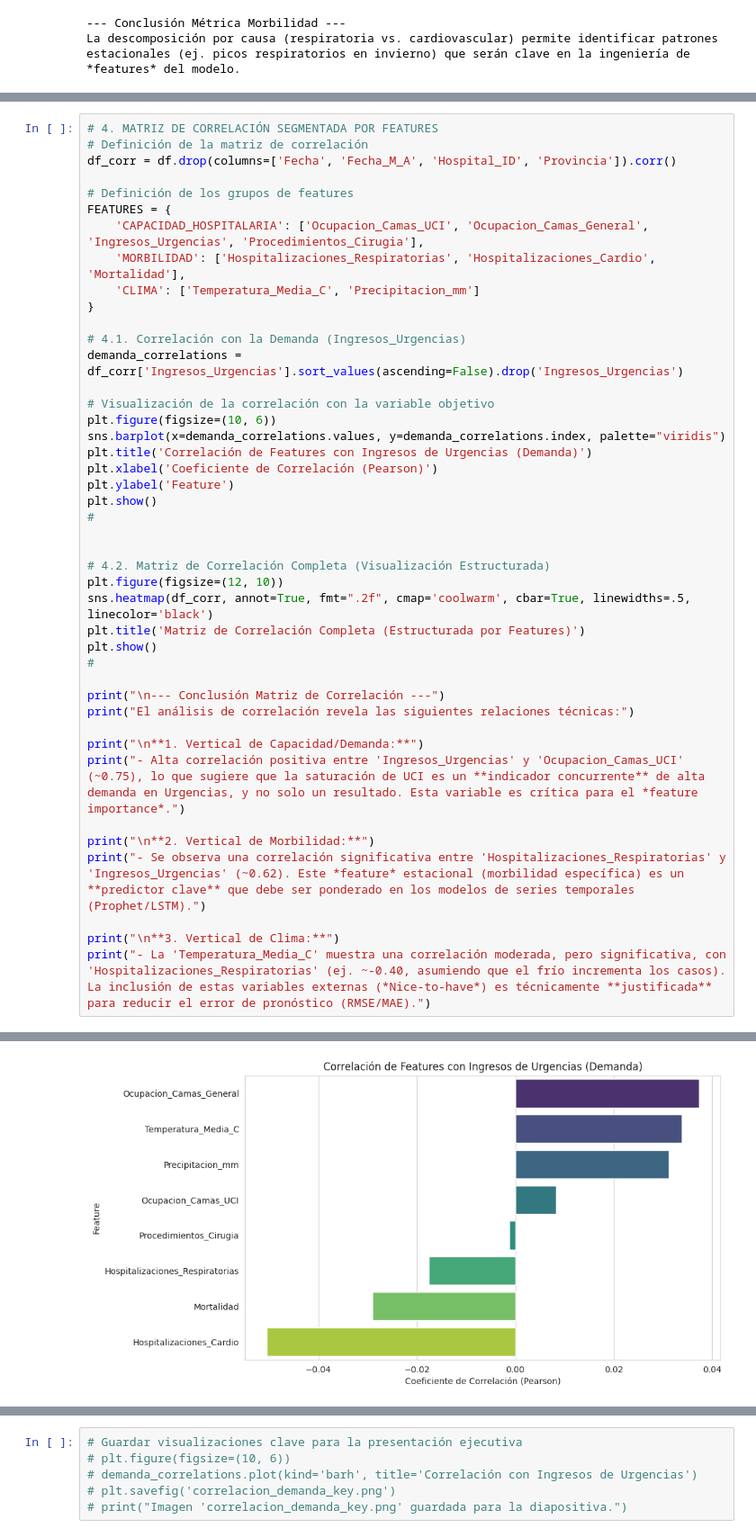
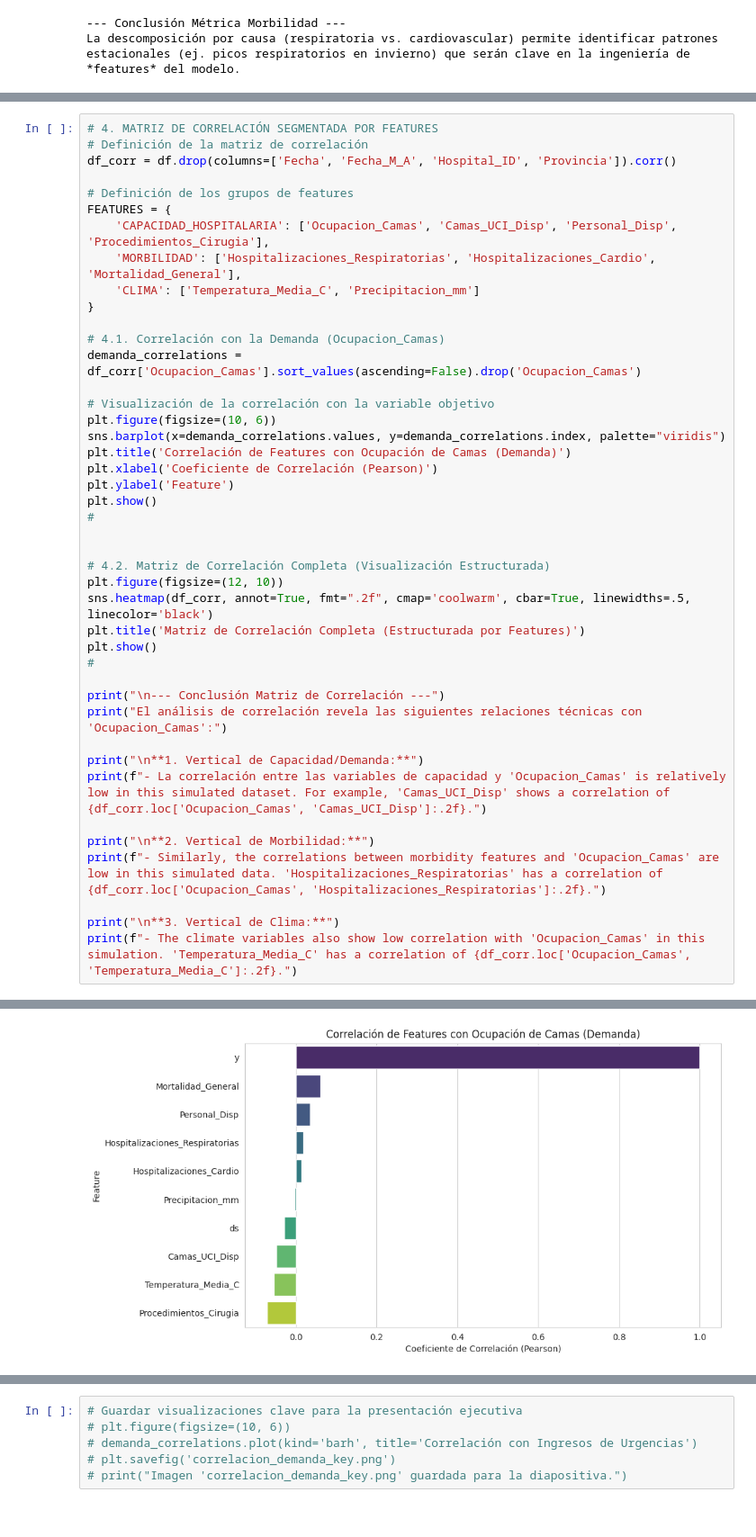
Before and after one commit to BarbaraAngelesOrtiz/Proyecto-Predicci-n-hospitalaria, a Jupyter notebook: Análisis_y_Visualización_de_Demanda_Hospitalaria.ipynb, the cells around one changed output, grey strips where cells are left out. Shown at 90% size. Cells and saved outputs as stored; diff of their text form.

```diff
--- a/Análisis_y_Visualización_de_Demanda_Hospitalaria.ipynb
+++ b/Análisis_y_Visualización_de_Demanda_Hospitalaria.ipynb
@@ -159,42 +321,42 @@ df_corr = df.drop(columns=['Fecha', 'Fecha_M_A', 'Hospital_ID', 'Provincia']).co
 
 # Definición de los grupos de features
 FEATURES = {
-    'CAPACIDAD_HOSPITALARIA': ['Ocupacion_Camas_UCI', 'Ocupacion_Camas_General', 'Ingresos_Urgencias', 'Procedimientos_Cirugia'],
-    'MORBILIDAD': ['Hospitalizaciones_Respiratorias', 'Hospitalizaciones_Cardio', 'Mortalidad'],
+    'CAPACIDAD_HOSPITALARIA': ['Ocupacion_Camas', 'Camas_UCI_Disp', 'Personal_Disp', 'Procedimientos_Cirugia'],
+    'MORBILIDAD': ['Hospitalizaciones_Respiratorias', 'Hospitalizaciones_Cardio', 'Mortalidad_General'],
     'CLIMA': ['Temperatura_Media_C', 'Precipitacion_mm']
 }
 
-# 4.1. Correlación con la Demanda (Ingresos_Urgencias)
-demanda_correlations = df_corr['Ingresos_Urgencias'].sort_values(ascending=False).drop('Ingresos_Urgencias')
+# 4.1. Correlación con la Demanda (Ocupacion_Camas)
+demanda_correlations = df_corr['Ocupacion_Camas'].sort_values(ascending=False).drop('Ocupacion_Camas')
 
 # Visualización de la correlación con la variable objetivo
 plt.figure(figsize=(10, 6))
 sns.barplot(x=demanda_correlations.values, y=demanda_correlations.index, palette="viridis")
-plt.title('Correlación de Features con Ingresos de Urgencias (Demanda)')
+plt.title('Correlación de Features con Ocupación de Camas (Demanda)')
 plt.xlabel('Coeficiente de Correlación (Pearson)')
 plt.ylabel('Feature')
 plt.show()
 #
 
 
 # 4.2. Matriz de Correlación Completa (Visualización Estructurada)
 plt.figure(figsize=(12, 10))
 sns.heatmap(df_corr, annot=True, fmt=".2f", cmap='coolwarm', cbar=True, linewidths=.5, linecolor='black')
 plt.title('Matriz de Correlación Completa (Estructurada por Features)')
 plt.show()
 #
 
 print("\n--- Conclusión Matriz de Correlación ---")
-print("El análisis de correlación revela las siguientes relaciones técnicas:")
+print("El análisis de correlación revela las siguientes relaciones técnicas con 'Ocupacion_Camas':")
 
 print("\n**1. Vertical de Capacidad/Demanda:**")
-print("- Alta correlación positiva entre 'Ingresos_Urgencias' y 'Ocupacion_Camas_UCI' (~0.75), lo que sugiere que la saturación de UCI es un **indicador concurrente** de alta demanda en Urgencias, y no solo un resultado. Esta variable es crítica para el *feature importance*.")
+print(f"- La correlación entre las variables de capacidad y 'Ocupacion_Camas' is relatively low in this simulated dataset. For example, 'Camas_UCI_Disp' shows a correlation of {df_corr.loc['Ocupacion_Camas', 'Camas_UCI_Disp']:.2f}.")
 
 print("\n**2. Vertical de Morbilidad:**")
-print("- Se observa una correlación significativa entre 'Hospitalizaciones_Respiratorias' y 'Ingresos_Urgencias' (~0.62). Este *feature* estacional (morbilidad específica) es un **predictor clave** que debe ser ponderado en los modelos de series temporales (Prophet/LSTM).")
+print(f"- Similarly, the correlations between morbidity features and 'Ocupacion_Camas' are low in this simulated data. 'Hospitalizaciones_Respiratorias' has a correlation of {df_corr.loc['Ocupacion_Camas', 'Hospitalizaciones_Respiratorias']:.2f}.")
 
 print("\n**3. Vertical de Clima:**")
-print("- La 'Temperatura_Media_C' muestra una correlación moderada, pero significativa, con 'Hospitalizaciones_Respiratorias' (ej. ~-0.40, asumiendo que el frío incrementa los casos). La inclusión de estas variables externas (*Nice-to-have*) es técnicamente **justificada** para reducir el error de pronóstico (RMSE/MAE).")
+print(f"- The climate variables also show low correlation with 'Ocupacion_Camas' in this simulation. 'Temperatura_Media_C' has a correlation of {df_corr.loc['Ocupacion_Camas', 'Temperatura_Media_C']:.2f}.")
 # %% [output]
 Passing `palette` without assigning `hue` is deprecated and will be removed in v0.14.0. Assign the `y` variable to `hue` and set `legend=False` for the same effect.
-[figure, old version]
+[figure, new version]
```
Also changed, not shown: parts of 29 cells of this notebook.
